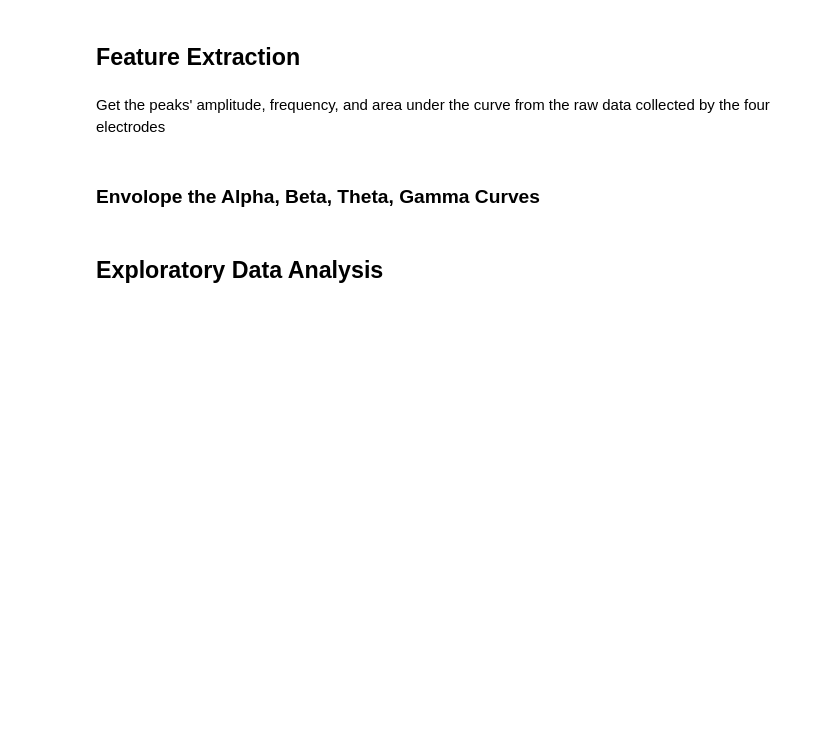
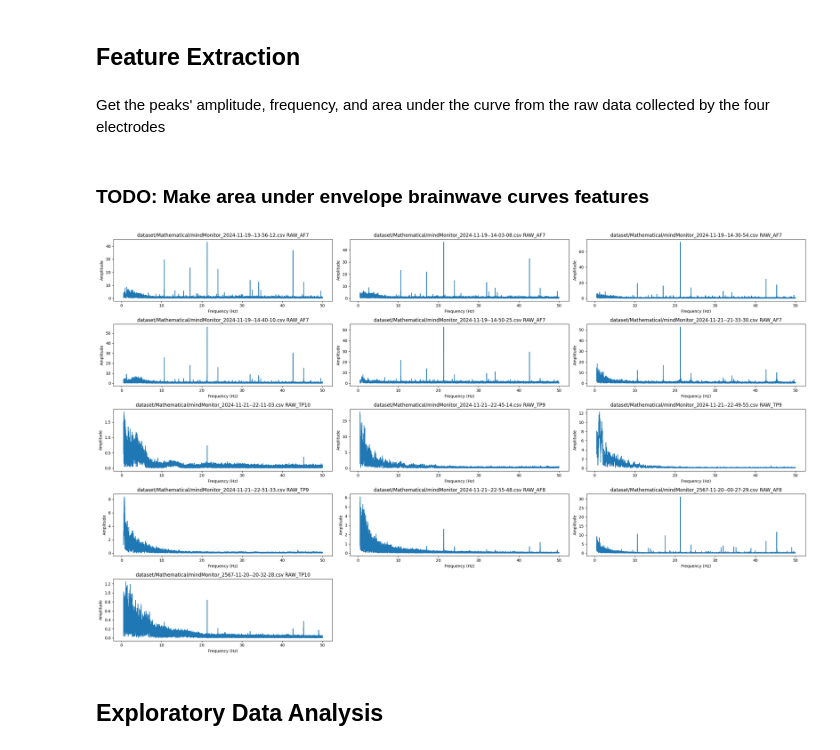
Before and after one commit to piramonpan/MANU-465-EEG-Project, a Jupyter notebook: main.ipynb, the cells around one changed output. Cells and saved outputs as stored; diff of their text form; code cells hidden in the pictures; blank space fills up the shorter version.

Commit message:
upload data and add graph plotting function

```diff
--- a/main.ipynb
+++ b/main.ipynb
@@ -102,10 +111,11 @@ all_drawing_data = get_all_data(creative_files)
 ## Feature Extraction
 # %% [markdown]
 Get the peaks' amplitude, frequency, and area under the curve from the raw data collected by the four electrodes
+# %% [markdown]
+### TODO: Make area under envelope brainwave curves features
 # %%
 from scipy.signal import find_peaks
 from numpy import trapezoid #type: ignore
-
 def get_fft(dataset, channel : str):
     """Perform FFT on the data of the channel specfied from the range of 0.5 to 50 Hz
 
@@ -169,6 +179,8 @@ def get_fft_area(freq, filtered_Y):
 
     return [trapezoid(filtered_Y[mask], dx=1) for mask in frequency_masks]
 
+def get_area_under_curve(y, dx=1):
+    return trapezoid(y, dx=dx)
 
 def find_max_electrode(data: pd.DataFrame):
     mean_dict = {
@@ -188,37 +200,63 @@ def feature_extraction(all_data):
         # initialize lists
         peaks_list = []
         amplitude_list = []
         area_list = []
 
         # extract data from electrodes USING MAX ELECTRODE RAW DATA
         channel = find_max_electrode(data)
         freq, y = get_fft(data, channel)
         peaks, peak_heights = get_peaks(freq, y) # type: ignore
         area = get_fft_area(freq, y)
 
         peaks_list.extend(peaks)
         amplitude_list.extend(peak_heights)
         area_list.extend(area)
 
         data_info = peaks_list + amplitude_list + area_list
         feature_data.append(data_info)
 
     # Convert to DataFrame
     feature_data = pd.DataFrame(feature_data)
 
     return feature_data
 
-def plot_samples():
-    pass
+def plot_samples(files: list[str], channel=None):
+    """Plot the FFT of the data from the files list given
+
+    Args:
+        files (list[str]): _description_
+        channel (_type_, optional): _description_. Defaults to None.
+    """
+    plt.figure(figsize=(25, 15))
+
+    for i, file in enumerate(files):
+        data = cleaned_up_data(file)
+
+        if channel is None:
+            max_channel = find_max_electrode(data)
+        else:
+            max_channel = channel
+
+        freq, y = get_fft(data, max_channel)
+        plt.subplot(ceil(len(files) / 3), 3, i+1)
+        plt.plot(freq, y)
+        plt.title(file + " " + max_channel)
+        plt.xlabel('Frequency (Hz)')
+        plt.ylabel('Amplitude')
+
+    plt.tight_layout()
+    plt.show()
+
+plot_samples(math_files)
 
 all_features_math = feature_extraction(all_math_data)
 all_features_drawing = feature_extraction(all_drawing_data)
 
 # Add labels to the data
 all_features_math['label'] = 0
 all_features_drawing['label'] = 1
+# %% [output]
+[figure, added]
-# %% [markdown]
-### Envolope the Alpha, Beta, Theta, Gamma Curves
 # %% [markdown]
 ## Exploratory Data Analysis
 # %% [markdown]
```
Also changed, not shown: parts of 14 cells of this notebook, 11 other files.
